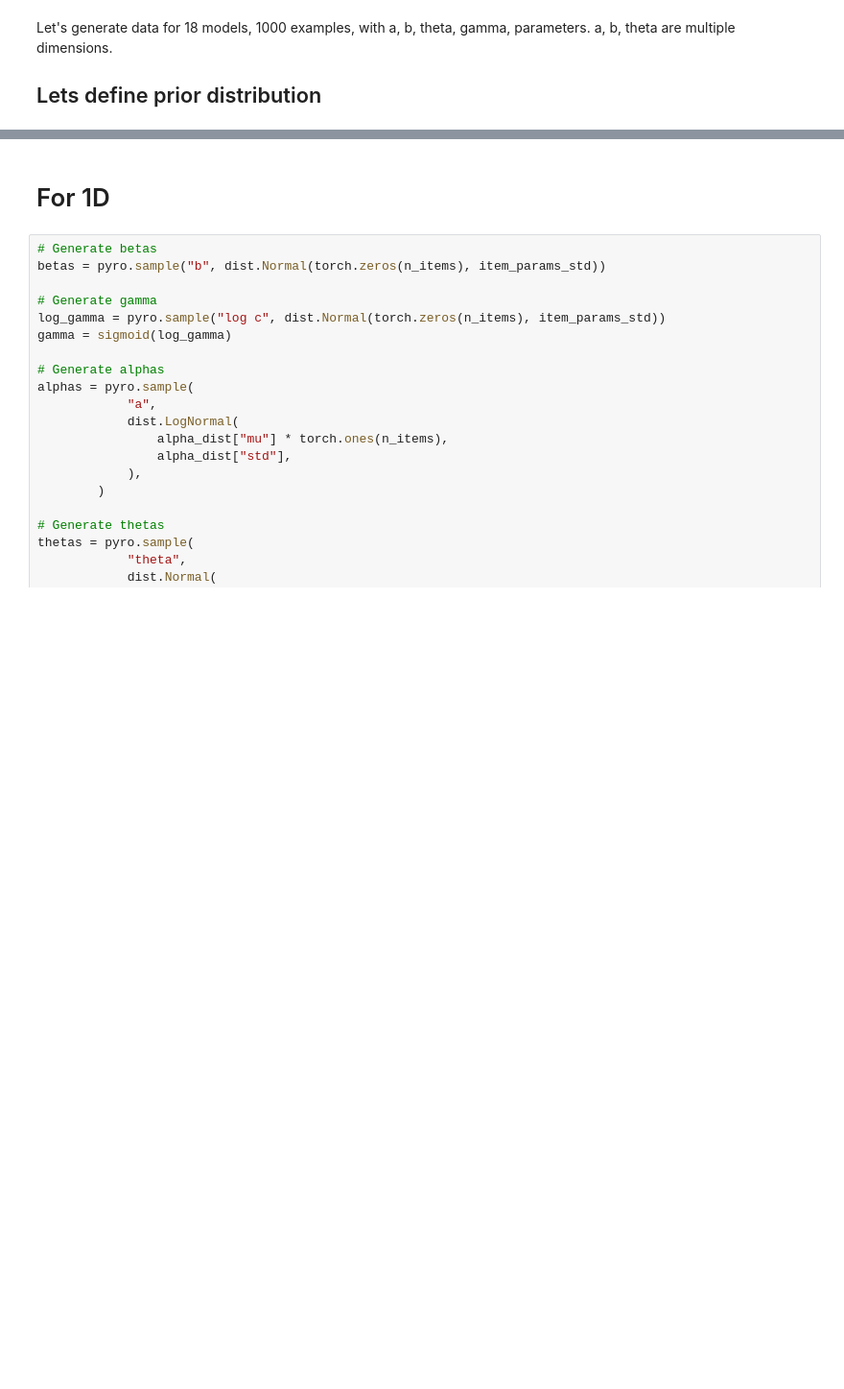
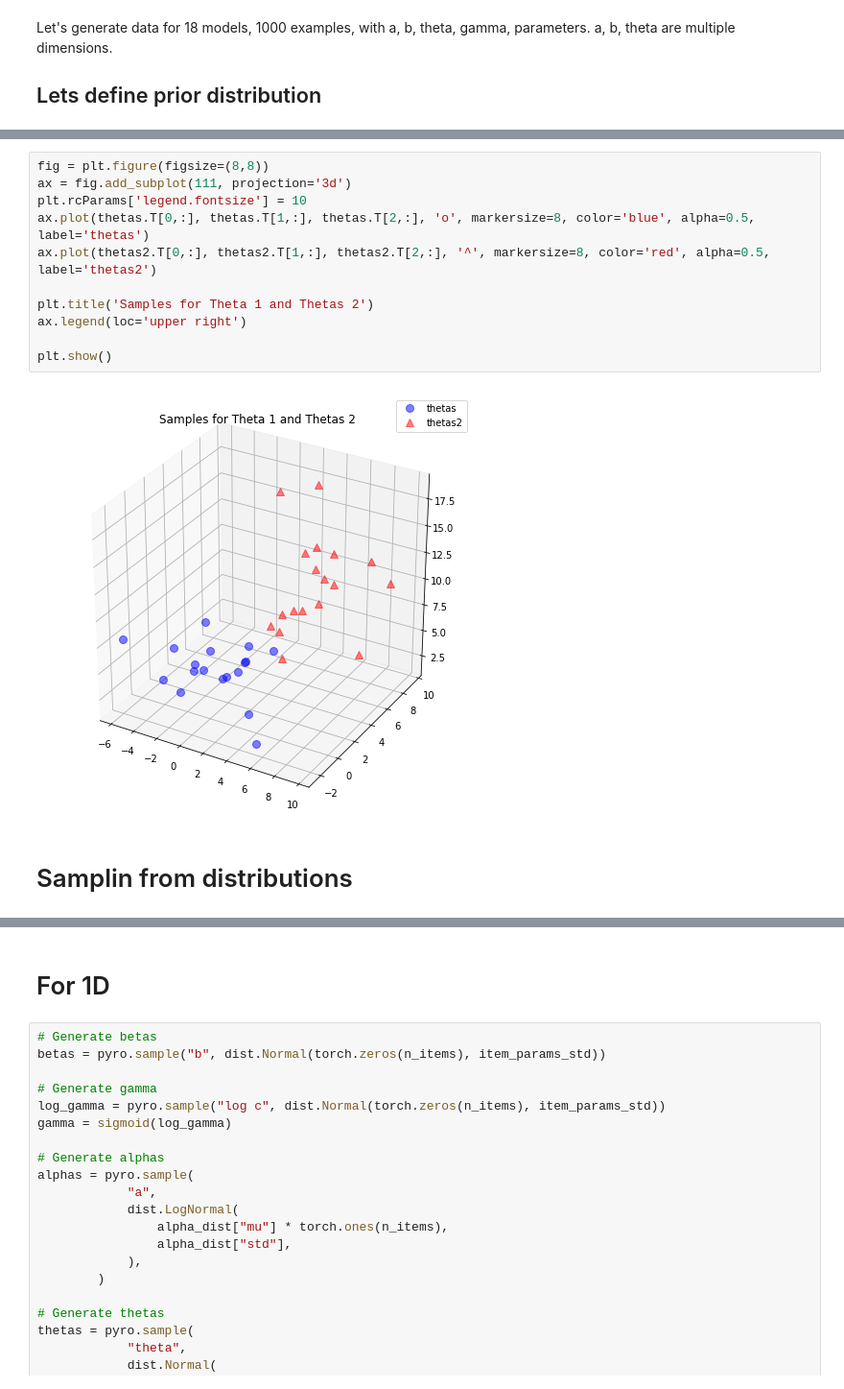
Before and after one commit to nyu-mll/nlu-test-sets, a Jupyter notebook: irt_scripts/generate_synthetic_data.ipynb, the cells around one changed output, grey strips where cells are left out. Shown at 96% size. Saved outputs shown, nothing was run; the diff lists cells and outputs as text; blank space fills up the shorter version.

```diff
--- a/irt_scripts/generate_synthetic_data.ipynb
+++ b/irt_scripts/generate_synthetic_data.ipynb
@@ -50,0 +247,15 @@ def sigmoid(x):
+# %%
+fig = plt.figure(figsize=(8,8))
+ax = fig.add_subplot(111, projection='3d')
+plt.rcParams['legend.fontsize'] = 10
+ax.plot(thetas.T[0,:], thetas.T[1,:], thetas.T[2,:], 'o', markersize=8, color='blue', alpha=0.5, label='thetas')
+ax.plot(thetas2.T[0,:], thetas2.T[1,:], thetas2.T[2,:], '^', markersize=8, color='red', alpha=0.5, label='thetas2')
+
+plt.title('Samples for Theta 1 and Thetas 2')
+ax.legend(loc='upper right')
+
+plt.show()
+# %% [output]
+[figure, added]
+# %% [markdown]
+# Samplin from distributions
```
Also changed, not shown: parts of 23 cells of this notebook, 1 other file.
